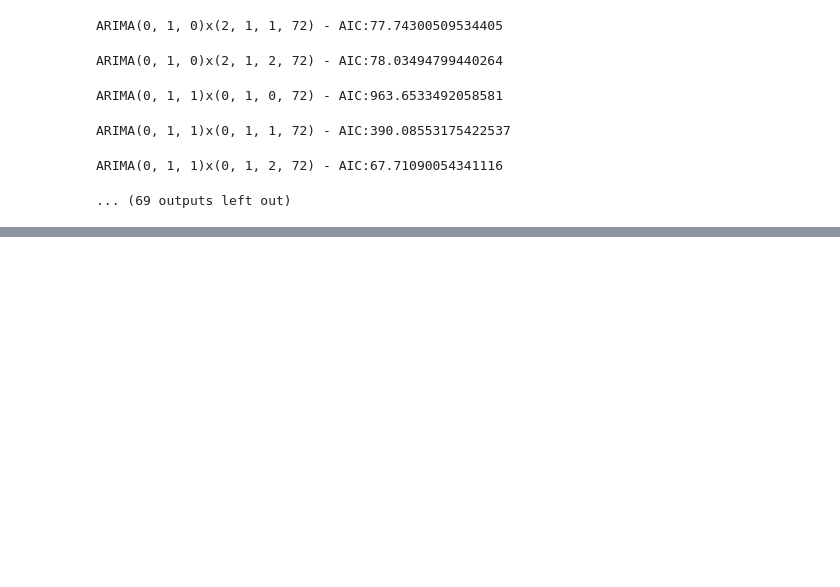
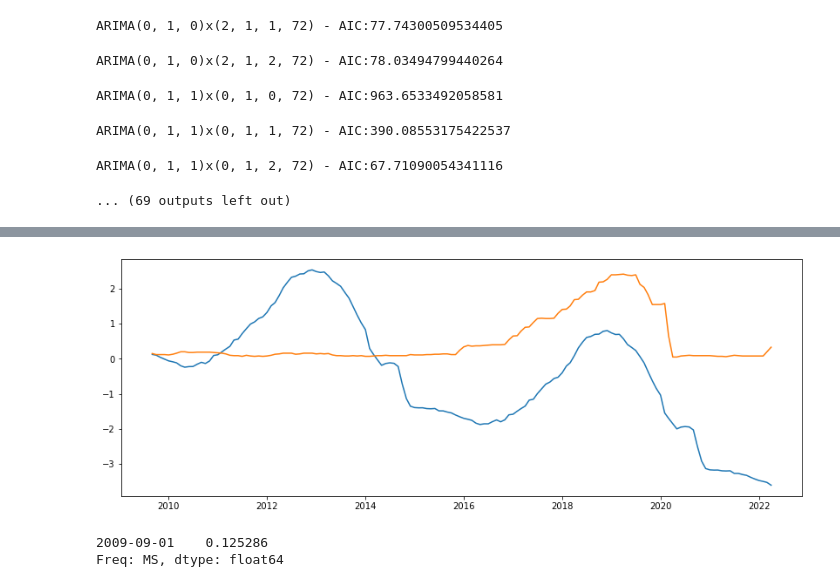
Before and after one commit to mychaldubyk/Federal-Funds-Rate-Analysis, a Jupyter notebook: Working_Notebooks/Capstone_new.ipynb, the cells around one changed output, grey strips where cells are left out. Drawn from its saved outputs; the diff is of its cells as text; code cells hidden in the pictures; blank space fills up the shorter version.

```diff
--- a/Working_Notebooks/Capstone_new.ipynb
+++ b/Working_Notebooks/Capstone_new.ipynb
@@ -1570,0 +1422,6 @@ ARIMA(0, 1, 1)x(0, 1, 2, 72) - AIC:67.71090054341116
+# %%
+fig, ax = plt.subplots()
+ax.plot(y_hat_SARIMA)
+ax.plot(test);
+# %% [output]
+[figure, added]
@@ -1570,0 +1430,5 @@ ARIMA(0, 1, 1)x(0, 1, 2, 72) - AIC:67.71090054341116
+# %%
+results.forecast()
+# %% [output]
+2009-09-01    0.125286
+Freq: MS, dtype: float64
```
Also changed, not shown: parts of 64 cells of this notebook.
